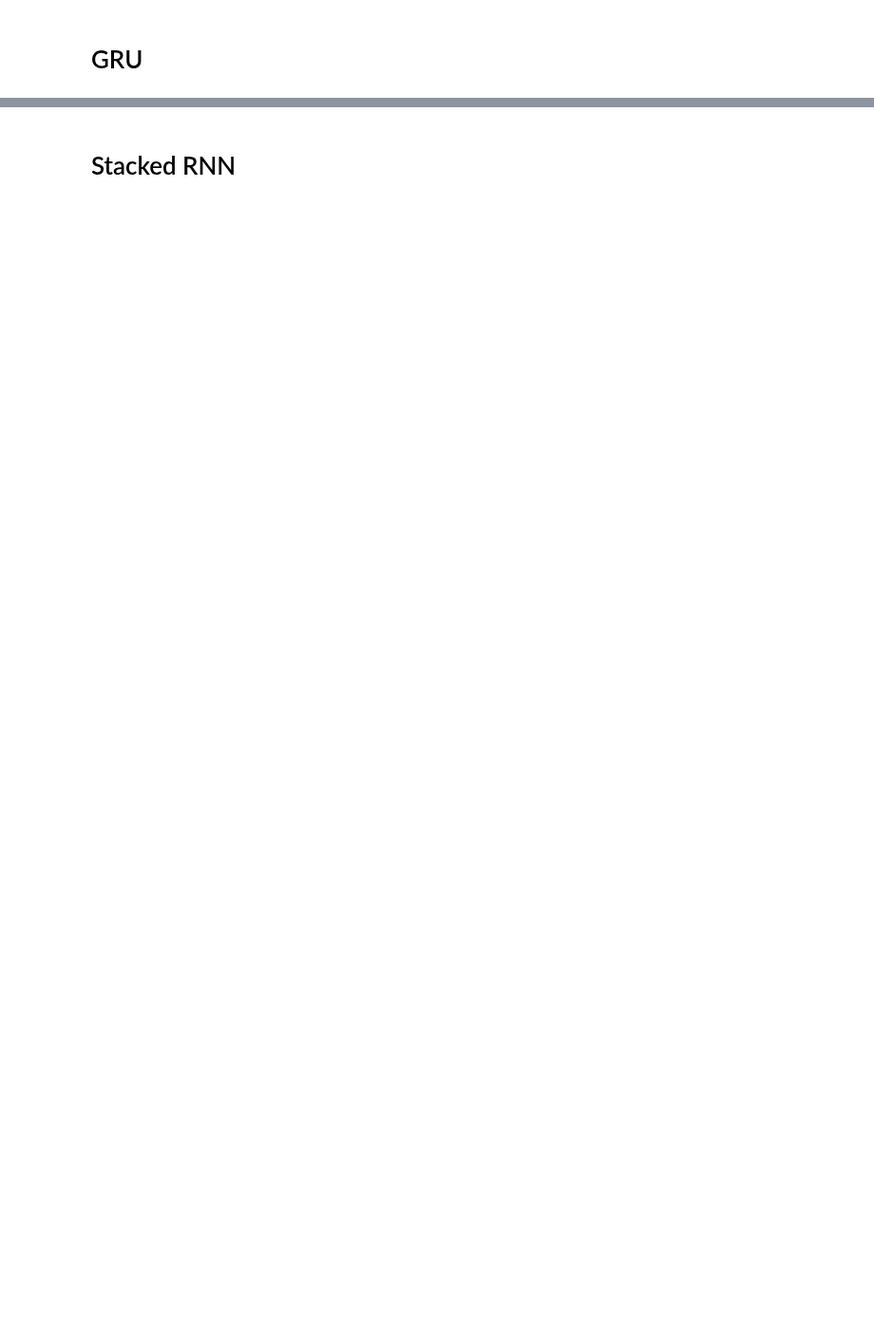
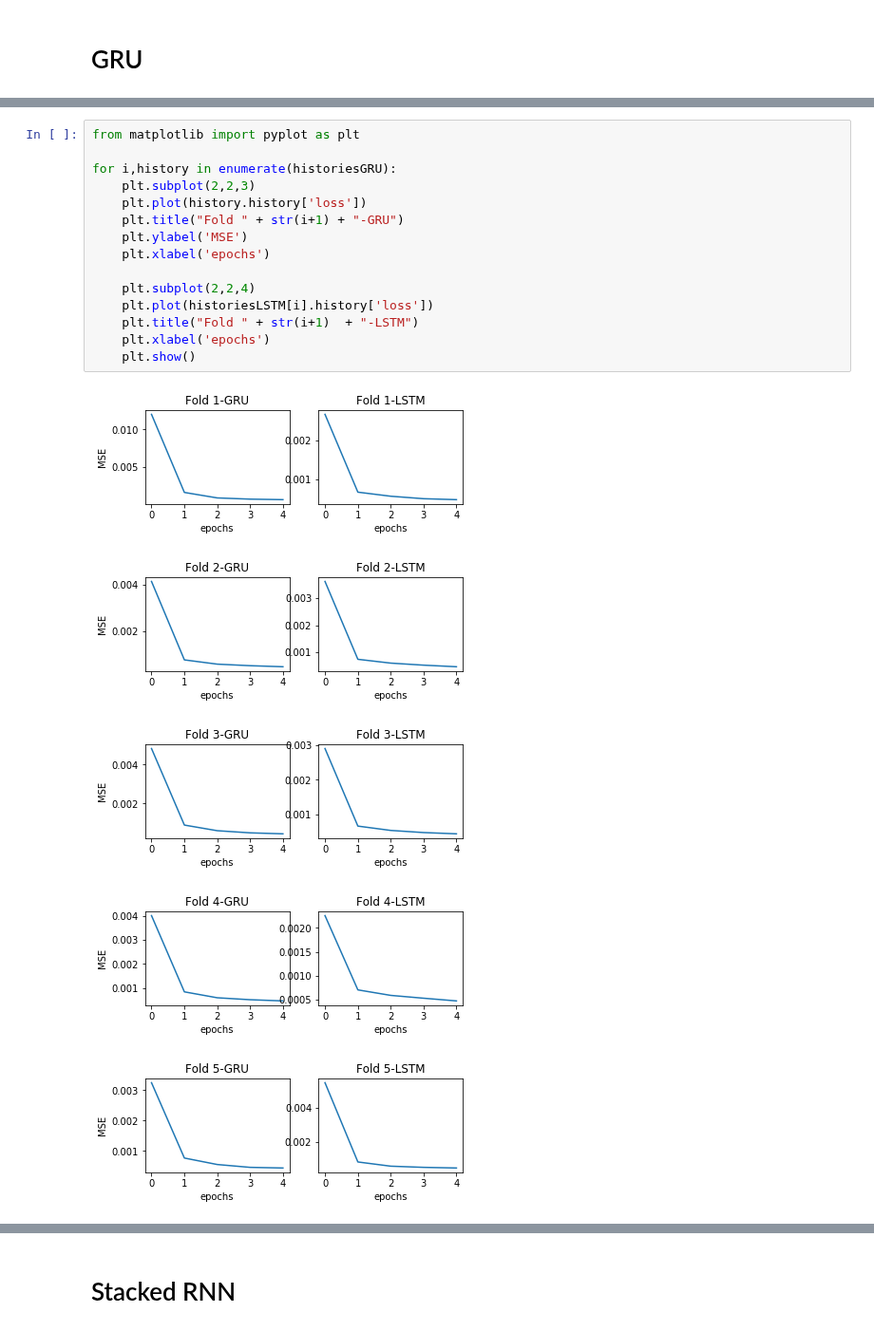
Before and after one commit to l1onh3art88/ml-lab2, a Jupyter notebook: lab7/Lab-7.ipynb, the cells around one changed output, grey strips where cells are left out. Shown at 95% size. Drawn from its saved outputs; the diff is of its cells as text; blank space fills up the shorter version.

```diff
--- a/lab7/Lab-7.ipynb
+++ b/lab7/Lab-7.ipynb
@@ -302,0 +321,21 @@ plt.show()
+# %%
+from matplotlib import pyplot as plt
+
+for i,history in enumerate(historiesGRU):
+    plt.subplot(2,2,3)
+    plt.plot(history.history['loss'])
+    plt.title("Fold " + str(i+1) + "-GRU")
+    plt.ylabel('MSE')
+    plt.xlabel('epochs')
+
+    plt.subplot(2,2,4)
+    plt.plot(historiesLSTM[i].history['loss'])
+    plt.title("Fold " + str(i+1)  + "-LSTM")
+    plt.xlabel('epochs')
+    plt.show()
+# %% [output]
+[figure, added]
+[figure, added]
+[figure, added]
+[figure, added]
+[figure, added]
```
Also changed, not shown: parts of 29 cells of this notebook.
